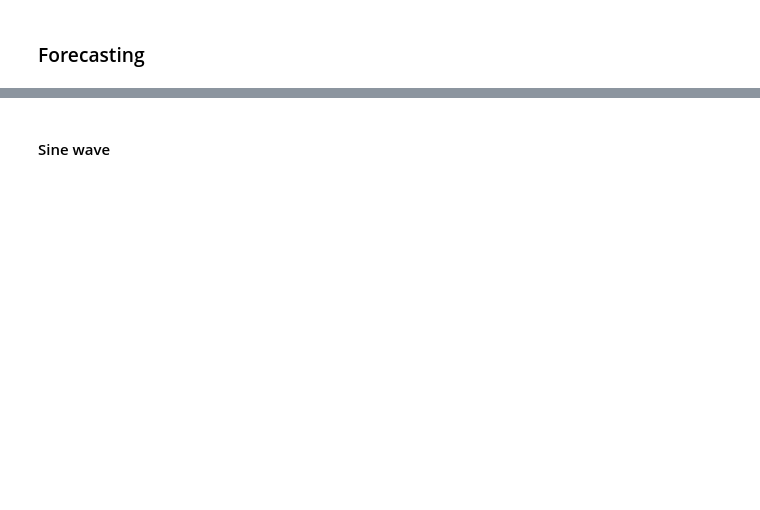
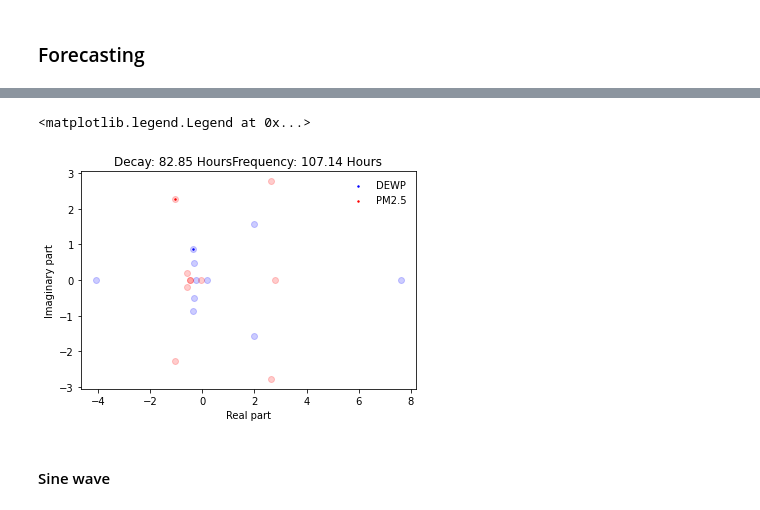
Before and after one commit to Machine-Learning-Dynamical-Systems/kooplearn, a Jupyter notebook: examples/Beijing_air_quality/analysis.ipynb, the cells around one changed output, grey strips where cells are left out. Cells and saved outputs as stored; diff of their text form; code cells hidden in the pictures; blank space fills up the shorter version.

```diff
--- a/examples/Beijing_air_quality/analysis.ipynb
+++ b/examples/Beijing_air_quality/analysis.ipynb
@@ -201,3 +209,26 @@ ax = sns.displot(df_pd.filter(regex="PM2.5_*"), kind='kde', fill=True)
+# %%
+modes = scipy.linalg.solve(D, K.U.T@K.X)
+modes_PM25 = mask_old_timesteps(modes, "PM2.5", history)
+modes_DEWP = mask_old_timesteps(modes, "DEWP", history)
+# %%
+k = 2
+data = eigenvalues_timescale(eigs, n_timesteps, 1)
+units = 'Hours'
+title = f"Decay: {data[k][0]} {units}"
+if data[k][1] is not None:
+    title+= f"Frequency: {data[k][1]} {units}"
+plt.scatter(np.real(modes_DEWP).mean(axis=1), np.imag(modes_DEWP).mean(axis=1), color='b', alpha = 0.2)
+plt.scatter(np.real(modes_PM25).mean(axis=1), np.imag(modes_PM25).mean(axis=1), color='r', alpha = 0.2)
+
+plt.scatter(np.real(modes_DEWP).mean(axis=1)[k], np.imag(modes_DEWP).mean(axis=1)[k], color='b', s=2, label='DEWP')
+plt.scatter(np.real(modes_PM25).mean(axis=1)[k], np.imag(modes_PM25).mean(axis=1)[k], color='r', s=2, label='PM2.5')
+plt.xlabel("Real part")
+plt.ylabel("Imaginary part")
+plt.title(title)
+plt.legend(frameon=False)
+# %% [output]
+<matplotlib.legend.Legend at 0x...>
+[figure, added]
 # %% [markdown]
 #### Sine wave
 # %%
```
Also changed, not shown: parts of 23 cells of this notebook, 4 other files.
